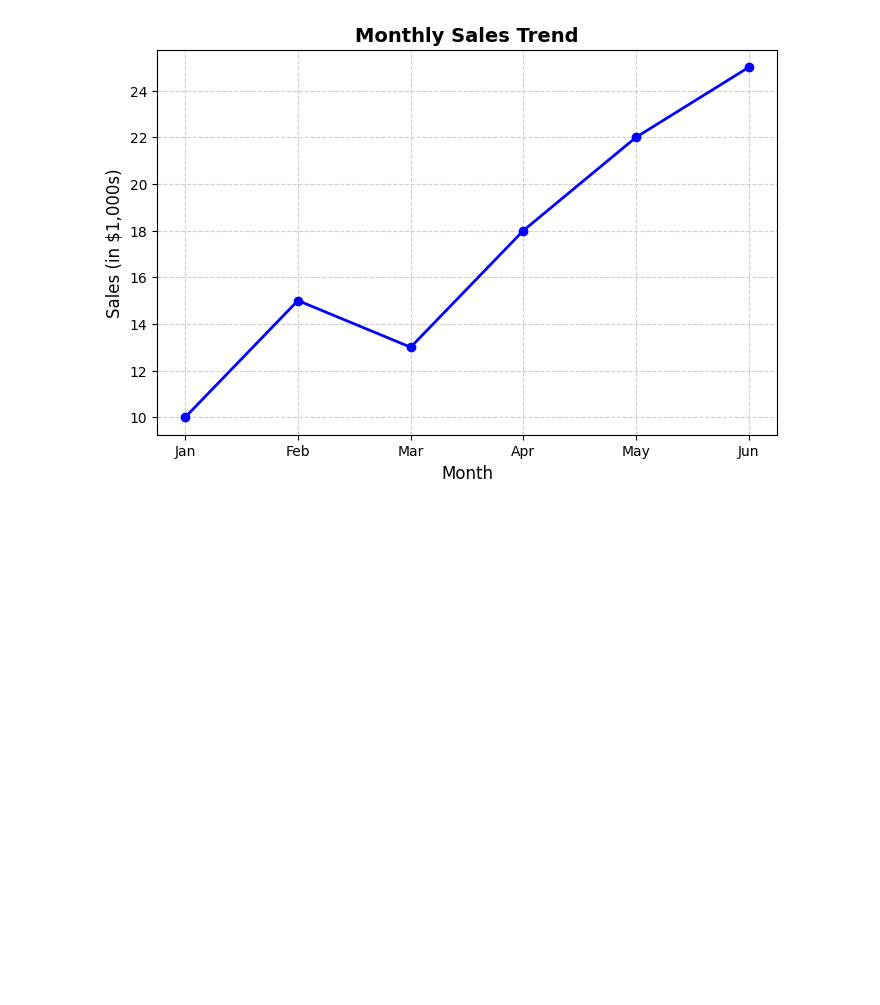
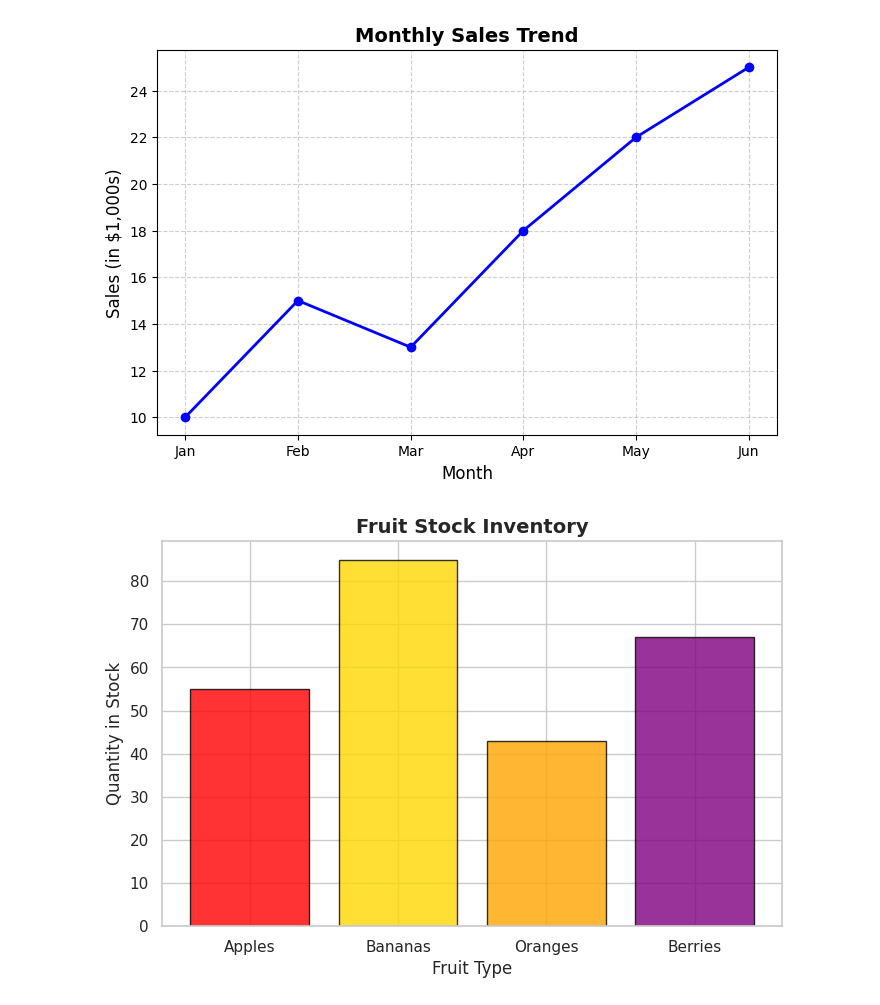
Before and after one commit to Udaythecoder/ethnotech, a Jupyter notebook: Untitled0.ipynb, the cells around one changed output. Drawn from its saved outputs; the diff is of its cells as text; code cells hidden in the pictures; blank space fills up the shorter version.

```diff
--- a/Untitled0.ipynb
+++ b/Untitled0.ipynb
@@ -44,3 +44,24 @@ plt.grid(True, linestyle='--', alpha=0.6)
 plt.show()
 # %% [output]
 [figure]
+# %%
+import matplotlib.pyplot as plt
+
+# Data
+products = ['Apples', 'Bananas', 'Oranges', 'Berries']
+quantities = [55, 85, 43, 67]
+colors = ['red', 'gold', 'orange', 'purple']
+
+# Create the plot
+plt.figure(figsize=(8, 5))
+plt.bar(products, quantities, color=colors, edgecolor='black', alpha=0.8)
+
+# Customization
+plt.title('Fruit Stock Inventory', fontsize=14, fontweight='bold')
+plt.xlabel('Fruit Type', fontsize=12)
+plt.ylabel('Quantity in Stock', fontsize=12)
+
+# Show the plot
+plt.show()
+# %% [output]
+[figure, added]
```
Also changed, not shown: parts of 4 cells of this notebook.
